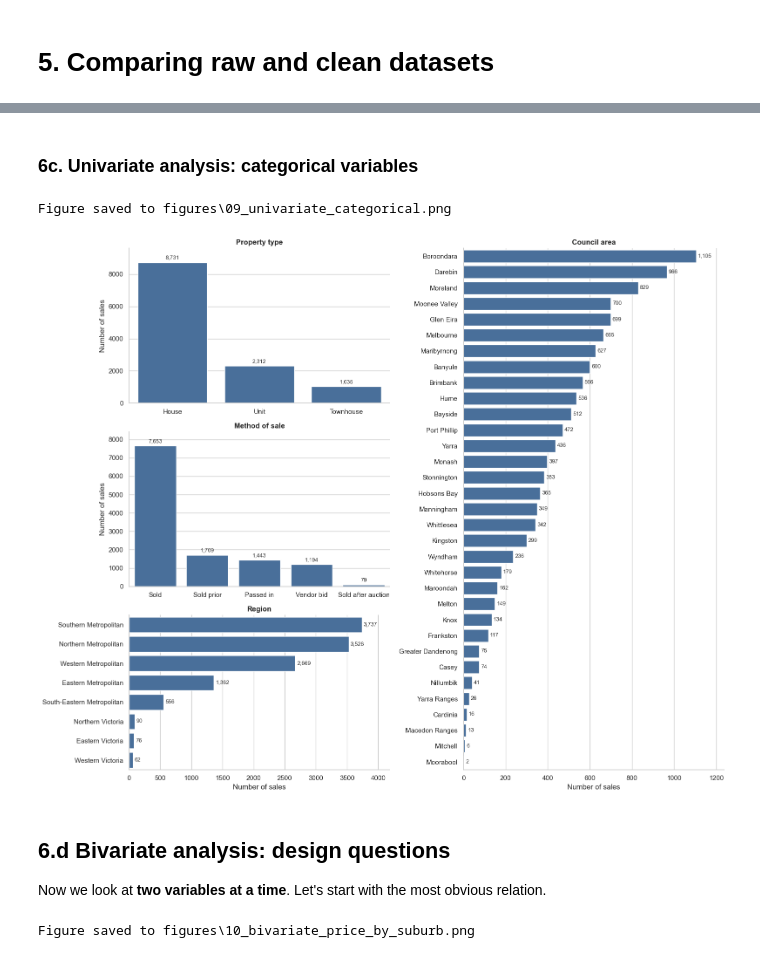
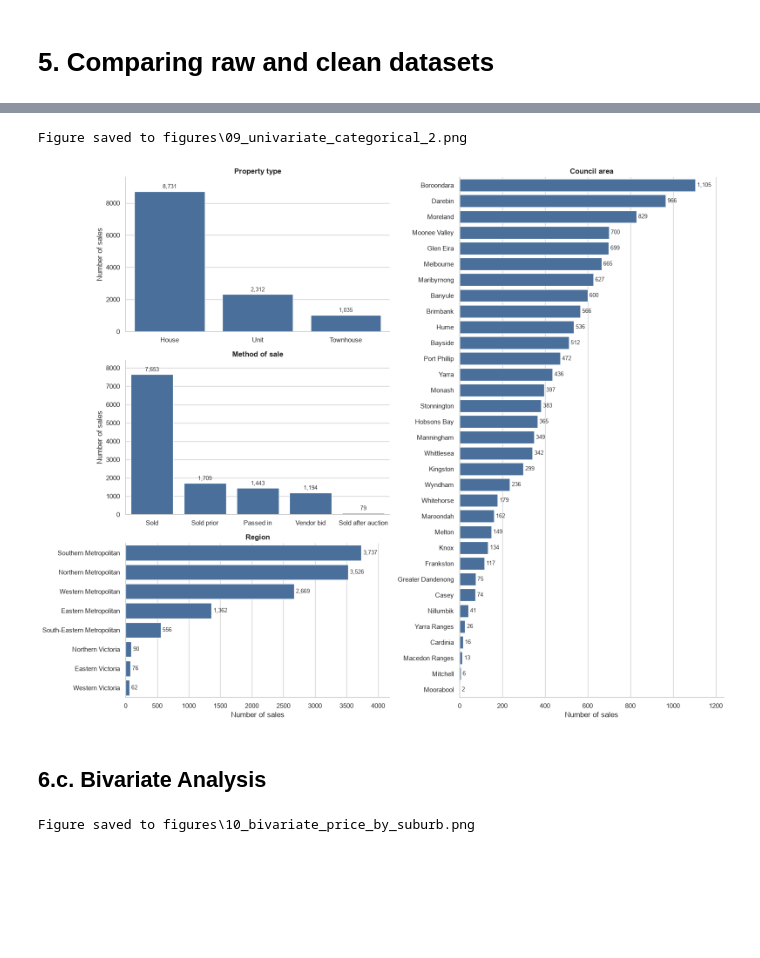
Before and after one commit to SindhujaDavuluri-IAAC/5-day1-assignment, a Jupyter notebook: Mel_data_cleaning_and_EDA_5.ipynb, the cells around one changed output, grey strips where cells are left out. Drawn from its saved outputs; the diff is of its cells as text; code cells hidden in the pictures; blank space fills up the shorter version.

```diff
--- a/Mel_data_cleaning_and_EDA_5.ipynb
+++ b/Mel_data_cleaning_and_EDA_5.ipynb
@@ -841,7 +957,9 @@ stats
 # %%
-# Univariate Analysis (2/2): categorical columns -> bar chart with count and %
+# Univariate Analysis (2/3): categorical columns -> bar chart with count and %
 # A KDE line has no meaning for categories (there is nothing "between" House and Unit),
 # so these stay as bar charts.
+
+bar_color = "#3b6ea8"
 
 # (column, title, nicer labels, sort by count?)
 # DistanceZone and HasCarSpace keep their natural order (inner -> outer, no -> yes)
@@ -983,7 +1001,5 @@ Figure saved to figures\08_univariate_numeric.png
-# %% [markdown]
-### 6c. Univariate analysis: categorical variables
 # %%
-# Univariate Analysis (2/2): categorical columns -> count plots
+# Univariate Analysis (3/3): categorical columns -> count plots
 # A KDE line has no meaning for categories (there is nothing "between" House and Unit),
 # so these are bar charts: one bar per category, height = number of sales.
 
@@ -1014,40 +1030,38 @@ ax_type.set_title("Property type", fontweight="bold")
 ax_type.set_xlabel("")
 
 sns.countplot(x=method_label, order=method_label.value_counts().index,
               color=BAR_COLOR, ax=ax_method)
 ax_method.set_title("Method of sale", fontweight="bold")
 ax_method.set_xlabel("")
 
 # Region and council names are long, so these are horizontal (y=...)
 sns.countplot(y=region_label, order=region_label.value_counts().index,
               color=BAR_COLOR, ax=ax_region)
 ax_region.set_title("Region", fontweight="bold")
 
 sns.countplot(y=council_label, order=council_label.value_counts().index,
               color=BAR_COLOR, ax=ax_council)
 ax_council.set_title("Council area", fontweight="bold")
 
 for ax in [ax_type, ax_method]:   # vertical bar charts
     ax.set_ylabel("Number of sales")
     ax.margins(y=0.1)             # room for the count labels above the bars
 for ax in [ax_region, ax_council]:   # horizontal bar charts
     ax.set_xlabel("Number of sales")
     ax.set_ylabel("")
     ax.margins(x=0.12)               # room for the count labels after the bars
 for ax in [ax_type, ax_method, ax_region, ax_council]:
     ax.bar_label(ax.containers[0], fmt="{:,.0f}", padding=3, fontsize=9, color=INK)   # count on each bar
 
 sns.despine()
 plt.tight_layout()
-save_fig("09_univariate_categorical")
+save_fig("09_univariate_categorical_2")
 plt.show()
 # %% [output]
-Figure saved to figures\09_univariate_categorical.png
+Figure saved to figures\09_univariate_categorical_2.png
-[figure, old version]
+[figure, new version]
 # %% [markdown]
-## 6.d Bivariate analysis: design questions
-
-Now we look at **two variables at a time**. Let's start with the most obvious relation.
+## 6.c. Bivariate Analysis
 # %%
 # Bivariate Analysis (1/4): Price by suburb
 # Box   = middle 50% of sale prices in that suburb
```
Also changed, not shown: parts of 76 cells of this notebook, 14 other files.
